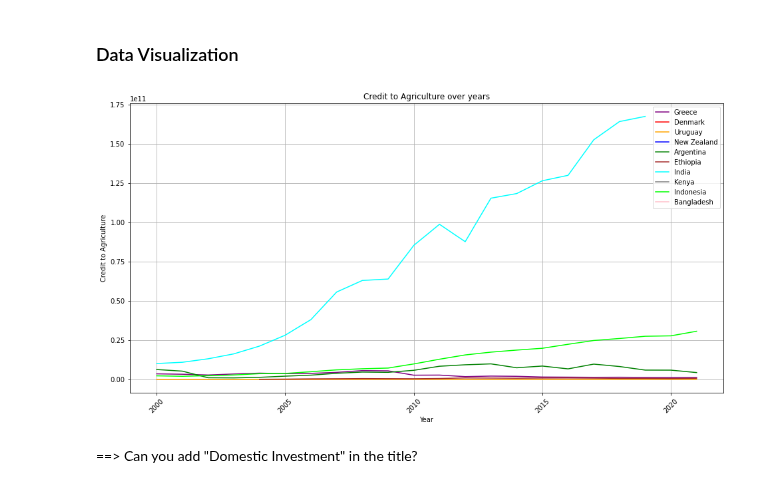
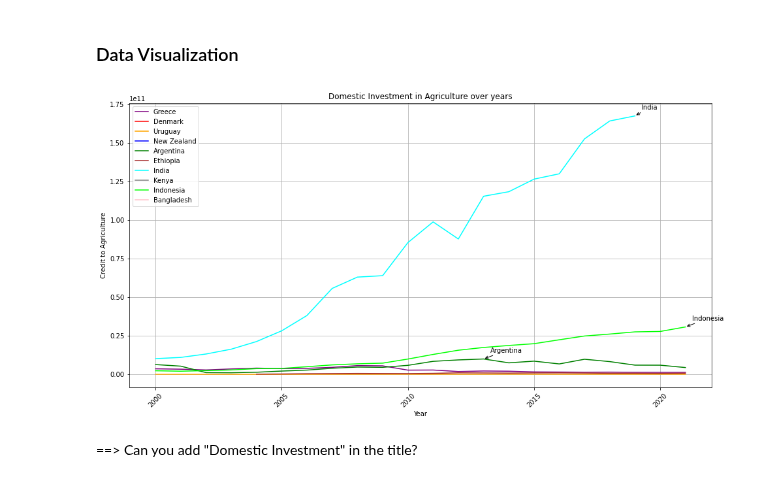
Before and after one commit to saumyasucharita/Agriculture-Data-Analysis, a Jupyter notebook: Exploratory Agriculture Data Analysis-FAOSTAT.ipynb, the cells around one changed output. Cells and saved outputs as stored; diff of their text form; code cells hidden in the pictures.

Commit message:
Added annotations in line plots

```diff
--- a/Exploratory Agriculture Data Analysis-FAOSTAT.ipynb
+++ b/Exploratory Agriculture Data Analysis-FAOSTAT.ipynb
@@ -204,7 +204,7 @@ countries_group1 = ['Greece', 'Denmark', 'Uruguay', 'New Zealand', 'Argentina']
 countries_group2 = ['Ethiopia', 'India', 'Kenya', 'Indonesia', 'Bangladesh']
 
 
-def plot_lineplot(df, factor, title):
+def plot_lineplot(df, factor, title, country_names):
 
     # Create a figure and axis
     fig, ax3 = plt.subplots(1, figsize=(16, 8))
@@ -226,19 +226,26 @@ def plot_lineplot(df, factor, title):
     for i, country in enumerate(countries_group1 + countries_group2):
         country_data = df[df['Country'] == country]
 
-    # Create a line plot for "Use of IMF credit" over the years
+    # Create a line plot for column name over the years
         plt.plot(country_data['Year'], country_data[factor], label=country, color=country_colors[country])
+
+        # Annotate the top three countries
+        if country in country_names:
+            #Annotate the maximum value for that country
+            ax3.annotate(country, xy=(country_data.loc[country_data[factor].idxmax(), 'Year'], country_data[factor].max()),
+                         xytext=(10,10), textcoords='offset points',
+                         arrowprops=dict(arrowstyle="->", color='black'))
     plt.xlabel('Year')
     plt.ylabel(factor)
     plt.title(title)
-    plt.legend()
+    plt.legend(loc='upper left')
     plt.grid(True)
     plt.xticks(rotation=45)
     plt.show()
 # %%
-plot_lineplot(faostat_credit, 'Credit to Agriculture', 'Credit to Agriculture over years')
+plot_lineplot(faostat_credit, 'Credit to Agriculture', 'Domestic Investment in Agriculture over years', ['India', 'Indonesia', 'Argentina'])
 # %% [output]
-[figure, old version]
+[figure, new version]
 # %% [markdown]
 ==>  Can you add "Domestic Investment" in the title?
 # %% [markdown]
```
